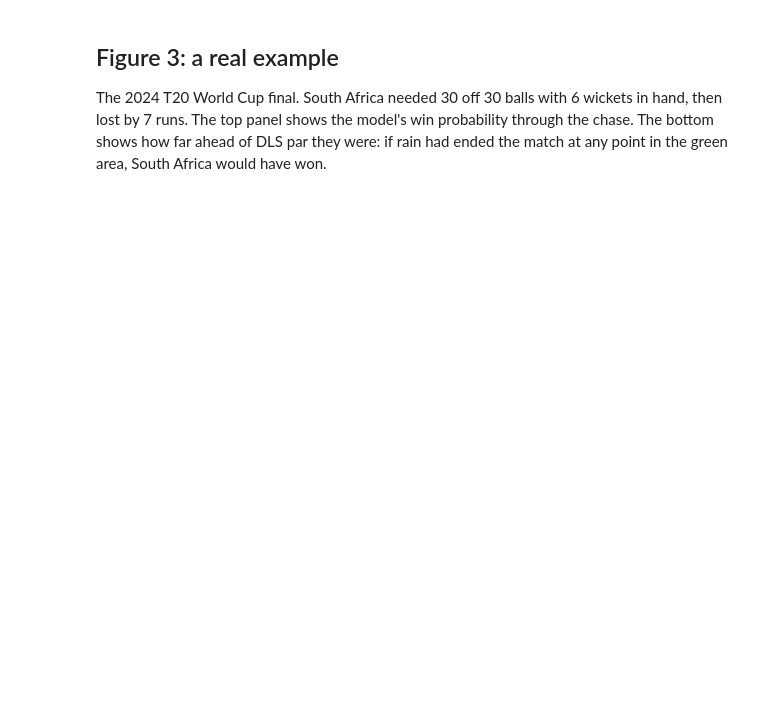
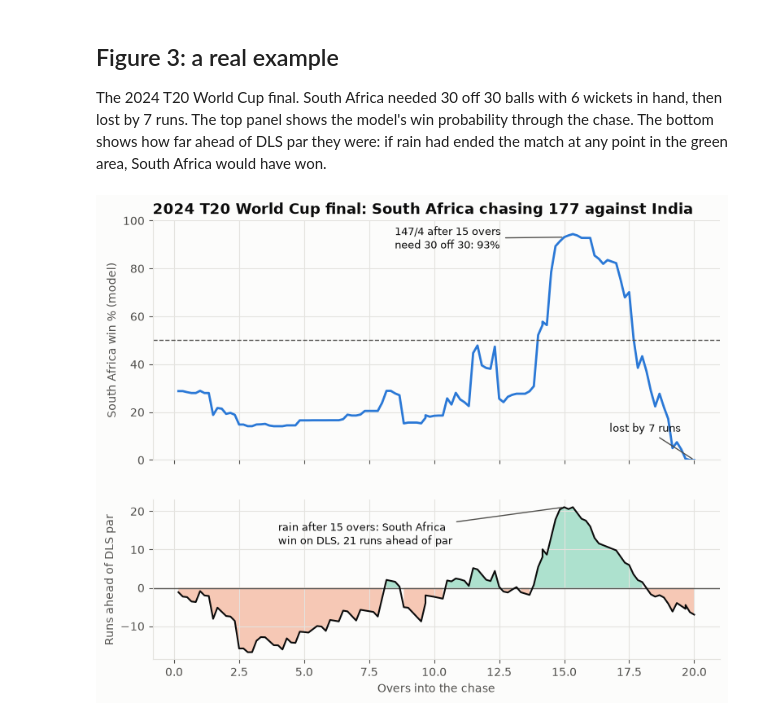
Before and after one commit to abdulhaquemohammed/dls-fairness-t20, a Jupyter notebook: 05_figures.ipynb, the cells around one changed output. Saved outputs shown, nothing was run; the diff lists cells and outputs as text; code cells hidden in the pictures; blank space fills up the shorter version.

```diff
--- a/05_figures.ipynb
+++ b/05_figures.ipynb
@@ -20,3 +129,44 @@ Win rate against runs ahead of or behind par. If DLS works at all, this should r
 ## Figure 3: a real example
 
 The 2024 T20 World Cup final. South Africa needed 30 off 30 balls with 6 wickets in hand, then lost by 7 runs. The top panel shows the model's win probability through the chase. The bottom shows how far ahead of DLS par they were: if rain had ended the match at any point in the green area, South Africa would have won.
+# %%
+gbm = joblib.load("models/gbm.joblib")
+features = ["runs_needed", "balls_left", "wickets_left", "rrr", "is_ipl"]
+
+m = df[df["match_id"] == 1415755].copy()          # 2024 T20 World Cup final
+m["wickets_left"] = 10 - m["wickets"]
+m["rrr"] = m["runs_needed"] / np.maximum(m["balls_left"], 1) * 6
+m["is_ipl"] = 0
+m["win_prob"] = gbm.predict_proba(m[features])[:, 1] * 100
+m["over"] = (120 - m["balls_left"]) / 6
+
+fig, (top, bottom) = plt.subplots(2, 1, figsize=(9, 7), sharex=True,
+                                  gridspec_kw={"height_ratios": [3, 2]})
+
+top.plot(m["over"], m["win_prob"], color=BLUE)
+top.axhline(50, ls="--", color=MUTED, lw=1)
+top.set_ylim(0, 100)
+top.set_ylabel("South Africa win % (model)")
+top.set_title("2024 T20 World Cup final: South Africa chasing 177 against India")
+
+after15 = m[m["balls_left"] == 30].iloc[0]
+top.annotate(f"147/4 after 15 overs\nneed 30 off 30: {after15['win_prob']:.0f}%",
+             (15, after15["win_prob"]), xytext=(-150, -10), textcoords="offset points",
+             arrowprops=dict(arrowstyle="-", color=MUTED), fontsize=9)
+top.annotate("lost by 7 runs", (20, 0), xytext=(-75, 25), textcoords="offset points",
+             arrowprops=dict(arrowstyle="-", color=MUTED), fontsize=9)
+
+bottom.axhline(0, color=MUTED, lw=1)
+bottom.fill_between(m["over"], m["margin"], 0, where=m["margin"] >= 0, color=AQUA, alpha=0.35, lw=0)
+bottom.fill_between(m["over"], m["margin"], 0, where=m["margin"] < 0, color=ORANGE, alpha=0.35, lw=0)
+bottom.plot(m["over"], m["margin"], color=INK, lw=1.5)
+bottom.set_ylabel("Runs ahead of DLS par")
+bottom.set_xlabel("Overs into the chase")
+bottom.annotate(f"rain after 15 overs: South Africa\nwin on DLS, {after15['margin']:.0f} runs ahead of par",
+                (15, after15["margin"]), xytext=(4, 14), textcoords="data",
+                arrowprops=dict(arrowstyle="-", color=MUTED), fontsize=9, va="center")
+
+plt.savefig("figures/final_2024.png", dpi=200, bbox_inches="tight")
+plt.show()
+# %% [output]
+[figure, added]
```
Also changed, not shown: parts of 3 cells of this notebook, 4 other files.
